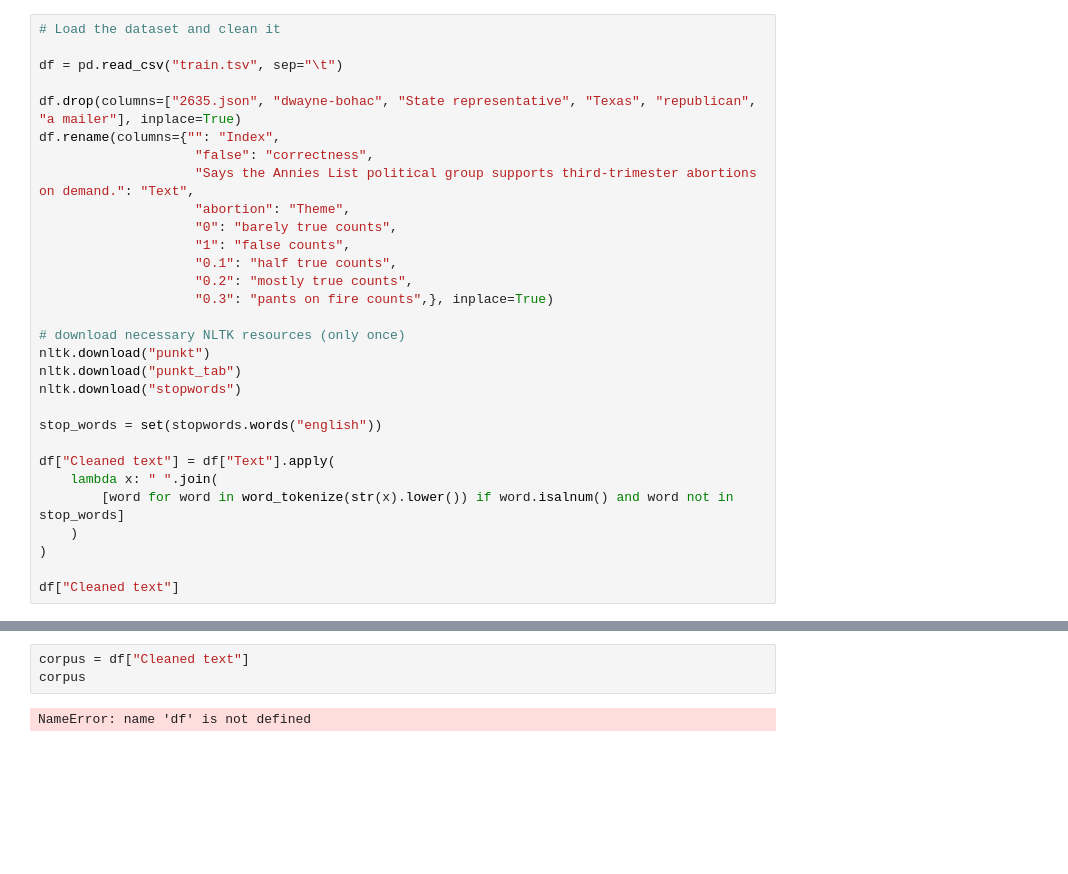
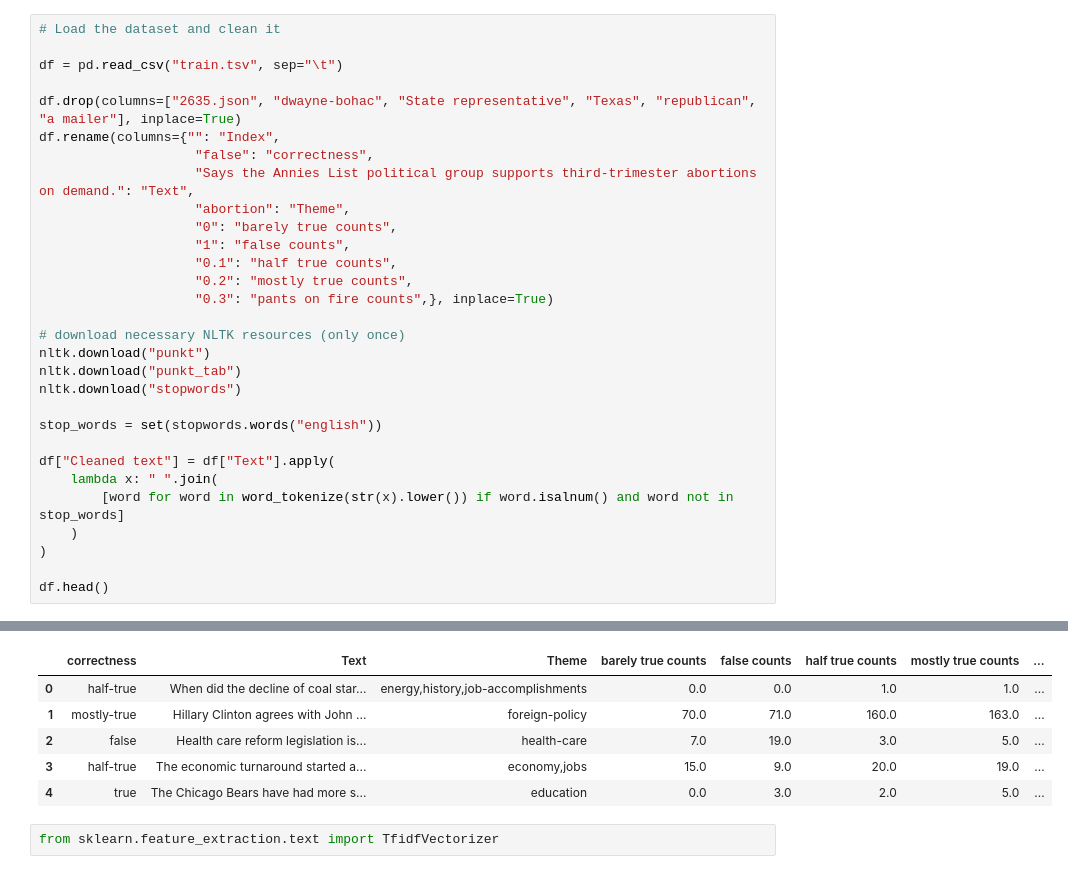
Before and after one commit to daansku/ml-project-25, a Jupyter notebook: main.ipynb, the cells around one changed output, grey strips where cells are left out. Saved outputs shown, nothing was run; the diff lists cells and outputs as text; blank space fills up the shorter version.

Commit message:
Add TfidfVectorizer

```diff
--- a/main.ipynb
+++ b/main.ipynb
@@ -35,4 +33,5 @@ df["Cleaned text"] = df["Text"].apply(
     )
 )
 
-df["Cleaned text"]
+df.head()
+# %% [output]
@@ -39,5 +47,8 @@ df["Cleaned text"]
+|  | correctness | Text | Theme | barely true counts | false counts | half true counts | mostly true counts | ... |
+| 0 | half-true | When did the decline of coal star... | energy,history,job-accomplishments | 0.0 | 0.0 | 1.0 | 1.0 | ... |
+| 1 | mostly-true | Hillary Clinton agrees with John ... | foreign-policy | 70.0 | 71.0 | 160.0 | 163.0 | ... |
+| 2 | false | Health care reform legislation is... | health-care | 7.0 | 19.0 | 3.0 | 5.0 | ... |
+| 3 | half-true | The economic turnaround started a... | economy,jobs | 15.0 | 9.0 | 20.0 | 19.0 | ... |
+| 4 | true | The Chicago Bears have had more s... | education | 0.0 | 3.0 | 2.0 | 5.0 | ... |
 # %%
-corpus = df["Cleaned text"]
-corpus
+from sklearn.feature_extraction.text import TfidfVectorizer
-# %% [output]
-NameError: name 'df' is not defined
```
Also changed, not shown: parts of 7 cells of this notebook.
